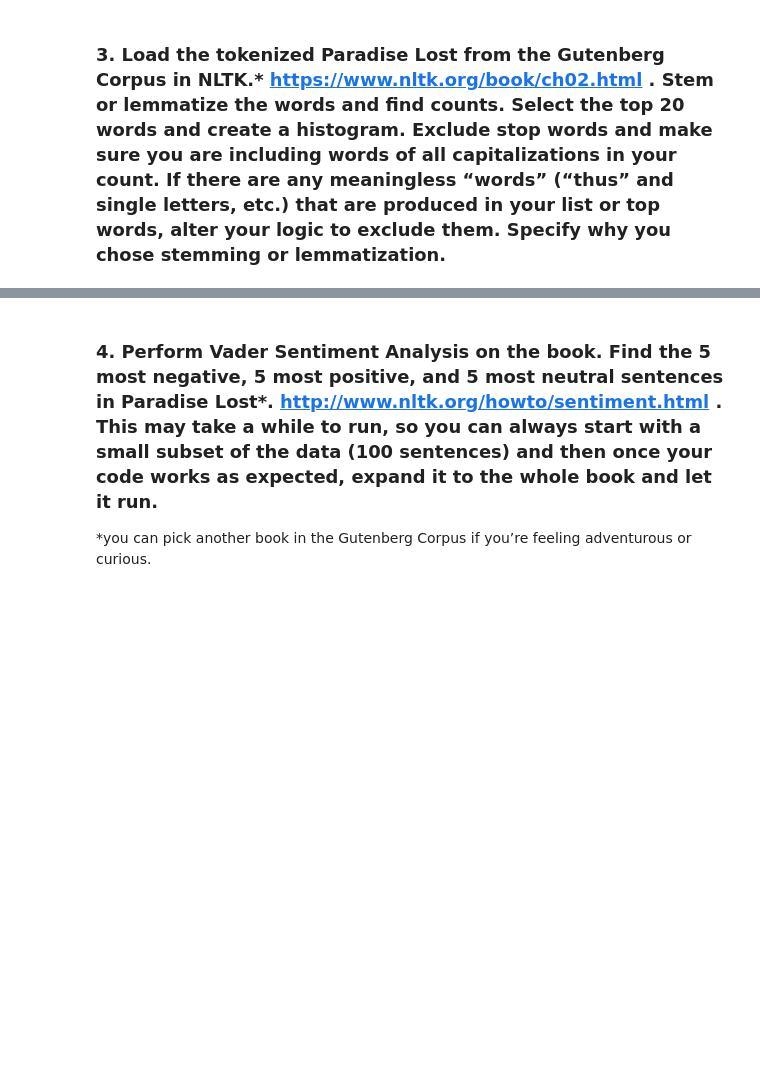
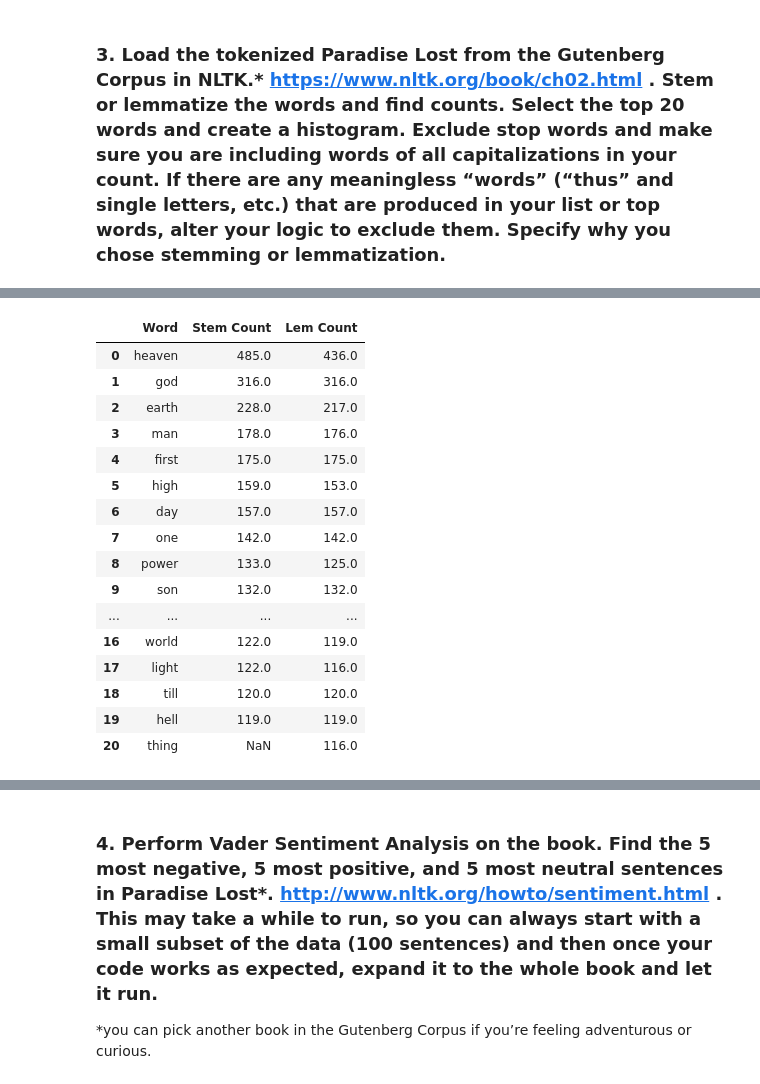
Before and after one commit to N-J-Miller/Week_20, a Jupyter notebook: Week_20_Homework.ipynb, the cells around one changed output, grey strips where cells are left out. Saved outputs shown, nothing was run; the diff lists cells and outputs as text; code cells hidden in the pictures; blank space fills up the shorter version.

```diff
--- a/Week_20_Homework.ipynb
+++ b/Week_20_Homework.ipynb
@@ -10,0 +165,22 @@
+# %%
+top_20_comparison = pd.merge(stemmed_words_df, lemmed_words_df, on='Word', how="outer")
+top_20_comparison = top_20_comparison.rename(columns={"Count_x": "Stem Count", "Count_y": "Lem Count"})
+top_20_comparison
+# %% [output]
+|  | Word | Stem Count | Lem Count |
+| 0 | heaven | 485.0 | 436.0 |
+| 1 | god | 316.0 | 316.0 |
+| 2 | earth | 228.0 | 217.0 |
+| 3 | man | 178.0 | 176.0 |
+| 4 | first | 175.0 | 175.0 |
+| 5 | high | 159.0 | 153.0 |
+| 6 | day | 157.0 | 157.0 |
+| 7 | one | 142.0 | 142.0 |
+| 8 | power | 133.0 | 125.0 |
+| 9 | son | 132.0 | 132.0 |
+| ... | ... | ... | ... |
+| 16 | world | 122.0 | 119.0 |
+| 17 | light | 122.0 | 116.0 |
+| 18 | till | 120.0 | 120.0 |
+| 19 | hell | 119.0 | 119.0 |
+| 20 | thing | NaN | 116.0 |
```
Also changed, not shown: parts of 29 cells of this notebook, 5 other files.
